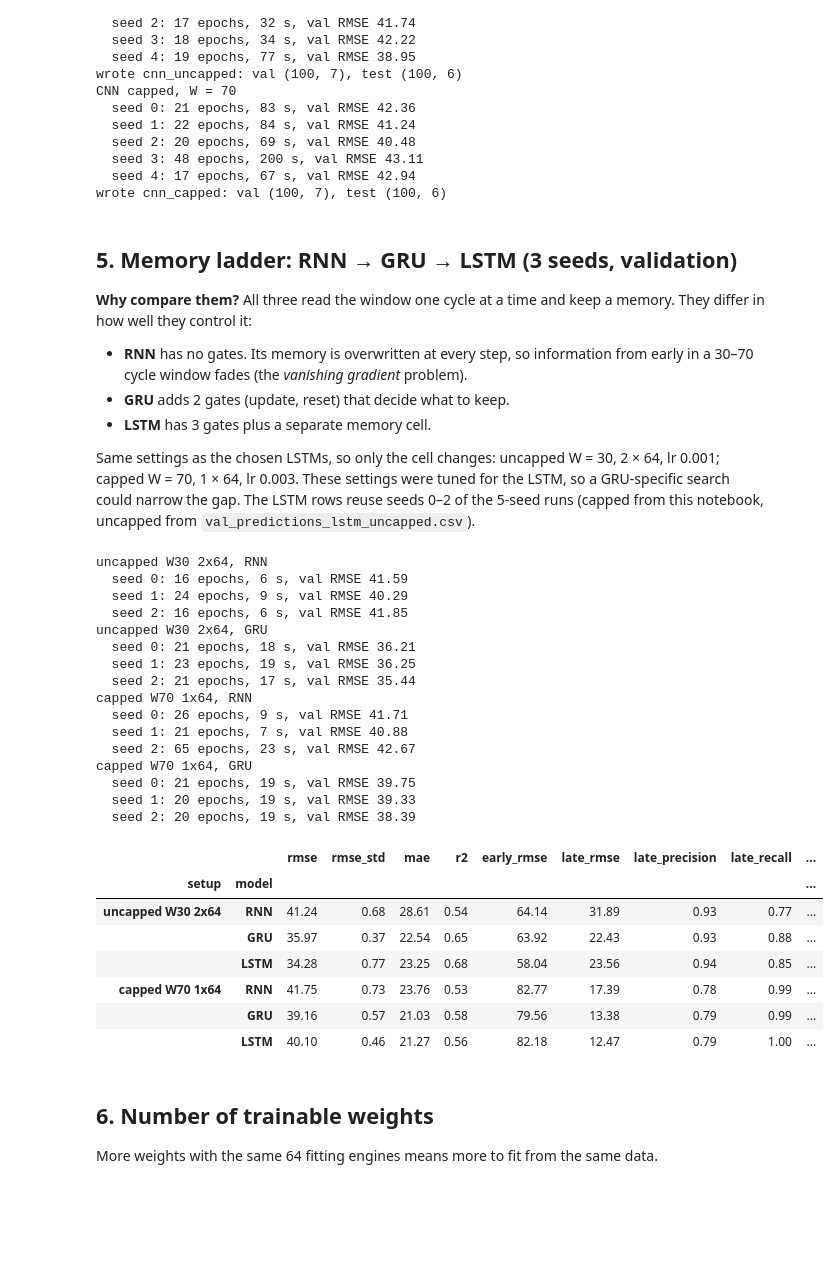
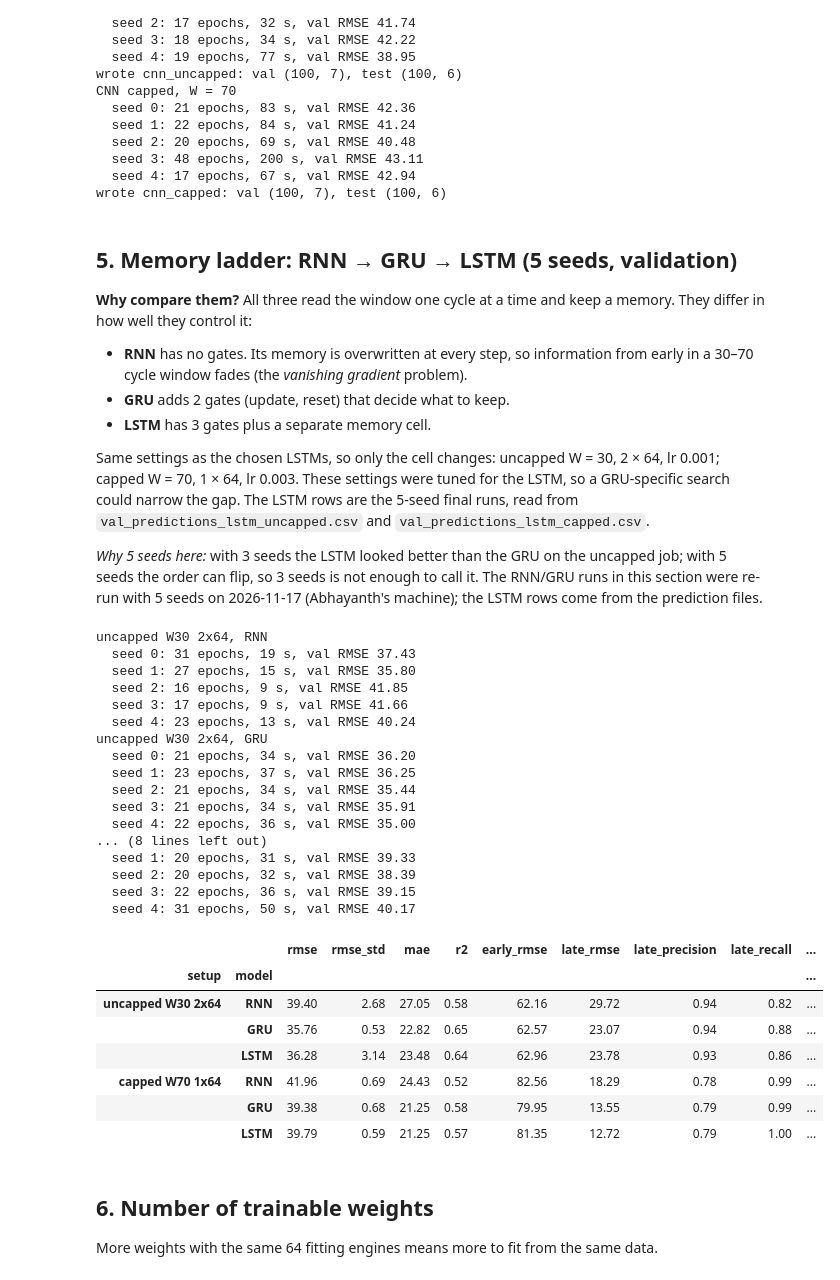
Before and after one commit to Abhayanthk/aml-rul-fd001, a Jupyter notebook: notebooks/08_capped_lstm_and_cnn.ipynb, the cells around one changed output. Saved outputs shown, nothing was run; the diff lists cells and outputs as text; code cells hidden in the pictures; blank space fills up the shorter version.

Commit message:
Use sample std (ddof 1) and re-run RNN/GRU ladder with 5 seeds

```diff
--- a/notebooks/08_capped_lstm_and_cnn.ipynb
+++ b/notebooks/08_capped_lstm_and_cnn.ipynb
@@ -52,10 +52,10 @@ def score_full(y, p):
 
 
 def summarise_full(val_preds):
-    """Score each seed, then the mean over seeds (RMSE std = numpy default, ddof 0)."""
+    """Score each seed, then the mean over seeds and the sample std of RMSE (ddof 1)."""
     df = pd.DataFrame([score_full(y_val, p) for p in val_preds])
     row = df.mean().to_dict()
-    row["rmse_std"] = df["rmse"].std(ddof=0)
+    row["rmse_std"] = df["rmse"].std(ddof=1)
     return row
 
 
@@ -166,7 +166,7 @@ CNN capped, W = 70
   seed 4: 17 epochs, 67 s, val RMSE 42.94
 wrote cnn_capped: val (100, 7), test (100, 6)
 # %% [markdown]
-## 5. Memory ladder: RNN → GRU → LSTM (3 seeds, validation)
+## 5. Memory ladder: RNN → GRU → LSTM (5 seeds, validation)
 
 **Why compare them?** All three read the window one cycle at a time and keep a memory. They differ in how well they control it:
 
@@ -174,57 +174,60 @@ wrote cnn_capped: val (100, 7), test (100, 6)
 - **GRU** adds 2 gates (update, reset) that decide what to keep.
 - **LSTM** has 3 gates plus a separate memory cell.
 
-Same settings as the chosen LSTMs, so only the cell changes: uncapped W = 30, 2 × 64, lr 0.001; capped W = 70, 1 × 64, lr 0.003. These settings were tuned for the LSTM, so a GRU-specific search could narrow the gap. The LSTM rows reuse seeds 0–2 of the 5-seed runs (capped from this notebook, uncapped from `val_predictions_lstm_uncapped.csv`).
+Same settings as the chosen LSTMs, so only the cell changes: uncapped W = 30, 2 × 64, lr 0.001; capped W = 70, 1 × 64, lr 0.003. These settings were tuned for the LSTM, so a GRU-specific search could narrow the gap. The LSTM rows are the 5-seed final runs, read from `val_predictions_lstm_uncapped.csv` and `val_predictions_lstm_capped.csv`.
+
+*Why 5 seeds here:* with 3 seeds the LSTM looked better than the GRU on the uncapped job; with 5 seeds the order can flip, so 3 seeds is not enough to call it. The RNN/GRU runs in this section were re-run with 5 seeds on 2026-11-17 (Abhayanth's machine); the LSTM rows come from the prediction files.
 # %%
-uncapped_file = pd.read_csv(f"{RESULTS}/val_predictions_lstm_uncapped.csv")
+seed_cols = [f"seed_{s}" for s in SEEDS_FINAL]
 lstm_val = {
-    "uncapped W30 2x64": uncapped_file[["seed_0", "seed_1", "seed_2"]].to_numpy().T,
-    "capped W70 1x64": val_lc[:3],
+    "uncapped W30 2x64": pd.read_csv(f"{RESULTS}/val_predictions_lstm_uncapped.csv")[seed_cols].to_numpy().T,
+    "capped W70 1x64": pd.read_csv(f"{RESULTS}/val_predictions_lstm_capped.csv")[seed_cols].to_numpy().T,
 }
 setups = {
     "uncapped W30 2x64": dict(W=30, layers=2, cap=None, lr=1e-3),
     "capped W70 1x64": dict(W=70, layers=1, cap=125, lr=3e-3),
 }
 ladder_rows, ladder_full = [], []
 for name, s in setups.items():
     for cell in ("rnn", "gru"):
         print(f"{name}, {cell.upper()}")
         start = time.time()
         val, _ = T.run_seeds(lambda: RecurrentRegressor(cell, units=64, layers=s["layers"]),
-                             s["W"], SEEDS_EXP, cap=s["cap"], lr=s["lr"])
-        secs = (time.time() - start) / len(SEEDS_EXP)
+                             s["W"], SEEDS_FINAL, cap=s["cap"], lr=s["lr"])
+        secs = (time.time() - start) / len(SEEDS_FINAL)
         ladder_rows.append(T.summarise(val, f"{name} {cell.upper()}"))
         ladder_full.append({"setup": name, "model": cell.upper(), "sec_per_run": secs, **summarise_full(val)})
     ladder_rows.append(T.summarise(lstm_val[name], f"{name} LSTM"))
     ladder_full.append({"setup": name, "model": "LSTM", "sec_per_run": np.nan, **summarise_full(lstm_val[name])})
 pd.DataFrame(ladder_rows).to_csv(f"{RESULTS}/experiments_rnn_gru.csv", index=False)
 ladder = pd.DataFrame(ladder_full).set_index(["setup", "model"])
 ladder[["rmse", "rmse_std", "mae", "r2", "early_rmse", "late_rmse", "late_precision", "late_recall", "sec_per_run"]].round(2)
 # %% [output]
 uncapped W30 2x64, RNN
-  seed 0: 16 epochs, 6 s, val RMSE 41.59
-  seed 1: 24 epochs, 9 s, val RMSE 40.29
-  seed 2: 16 epochs, 6 s, val RMSE 41.85
+  seed 0: 31 epochs, 19 s, val RMSE 37.43
+  seed 1: 27 epochs, 15 s, val RMSE 35.80
+  seed 2: 16 epochs, 9 s, val RMSE 41.85
+  seed 3: 17 epochs, 9 s, val RMSE 41.66
+  seed 4: 23 epochs, 13 s, val RMSE 40.24
 uncapped W30 2x64, GRU
-  seed 0: 21 epochs, 18 s, val RMSE 36.21
-  seed 1: 23 epochs, 19 s, val RMSE 36.25
-  seed 2: 21 epochs, 17 s, val RMSE 35.44
-capped W70 1x64, RNN
-  seed 0: 26 epochs, 9 s, val RMSE 41.71
-  seed 1: 21 epochs, 7 s, val RMSE 40.88
-  seed 2: 65 epochs, 23 s, val RMSE 42.67
-capped W70 1x64, GRU
-  seed 0: 21 epochs, 19 s, val RMSE 39.75
-  seed 1: 20 epochs, 19 s, val RMSE 39.33
-  seed 2: 20 epochs, 19 s, val RMSE 38.39
+  seed 0: 21 epochs, 34 s, val RMSE 36.20
+  seed 1: 23 epochs, 37 s, val RMSE 36.25
+  seed 2: 21 epochs, 34 s, val RMSE 35.44
+  seed 3: 21 epochs, 34 s, val RMSE 35.91
+  seed 4: 22 epochs, 36 s, val RMSE 35.00
+... (8 lines left out)
+  seed 1: 20 epochs, 31 s, val RMSE 39.33
+  seed 2: 20 epochs, 32 s, val RMSE 38.39
+  seed 3: 22 epochs, 36 s, val RMSE 39.15
+  seed 4: 31 epochs, 50 s, val RMSE 40.17
 |  |  | rmse | rmse_std | mae | r2 | early_rmse | late_rmse | late_precision | late_recall | ... |
 | setup | model |  |  |  |  |  |  |  |  | ... |
-| uncapped W30 2x64 | RNN | 41.24 | 0.68 | 28.61 | 0.54 | 64.14 | 31.89 | 0.93 | 0.77 | ... |
-|  | GRU | 35.97 | 0.37 | 22.54 | 0.65 | 63.92 | 22.43 | 0.93 | 0.88 | ... |
-|  | LSTM | 34.28 | 0.77 | 23.25 | 0.68 | 58.04 | 23.56 | 0.94 | 0.85 | ... |
-| capped W70 1x64 | RNN | 41.75 | 0.73 | 23.76 | 0.53 | 82.77 | 17.39 | 0.78 | 0.99 | ... |
-|  | GRU | 39.16 | 0.57 | 21.03 | 0.58 | 79.56 | 13.38 | 0.79 | 0.99 | ... |
-|  | LSTM | 40.10 | 0.46 | 21.27 | 0.56 | 82.18 | 12.47 | 0.79 | 1.00 | ... |
+| uncapped W30 2x64 | RNN | 39.40 | 2.68 | 27.05 | 0.58 | 62.16 | 29.72 | 0.94 | 0.82 | ... |
+|  | GRU | 35.76 | 0.53 | 22.82 | 0.65 | 62.57 | 23.07 | 0.94 | 0.88 | ... |
+|  | LSTM | 36.28 | 3.14 | 23.48 | 0.64 | 62.96 | 23.78 | 0.93 | 0.86 | ... |
+| capped W70 1x64 | RNN | 41.96 | 0.69 | 24.43 | 0.52 | 82.56 | 18.29 | 0.78 | 0.99 | ... |
+|  | GRU | 39.38 | 0.68 | 21.25 | 0.58 | 79.95 | 13.55 | 0.79 | 0.99 | ... |
+|  | LSTM | 39.79 | 0.59 | 21.25 | 0.57 | 81.35 | 12.72 | 0.79 | 1.00 | ... |
 # %% [markdown]
 ## 6. Number of trainable weights
 
```
Also changed, not shown: parts of 3 cells of this notebook, 8 other files.
